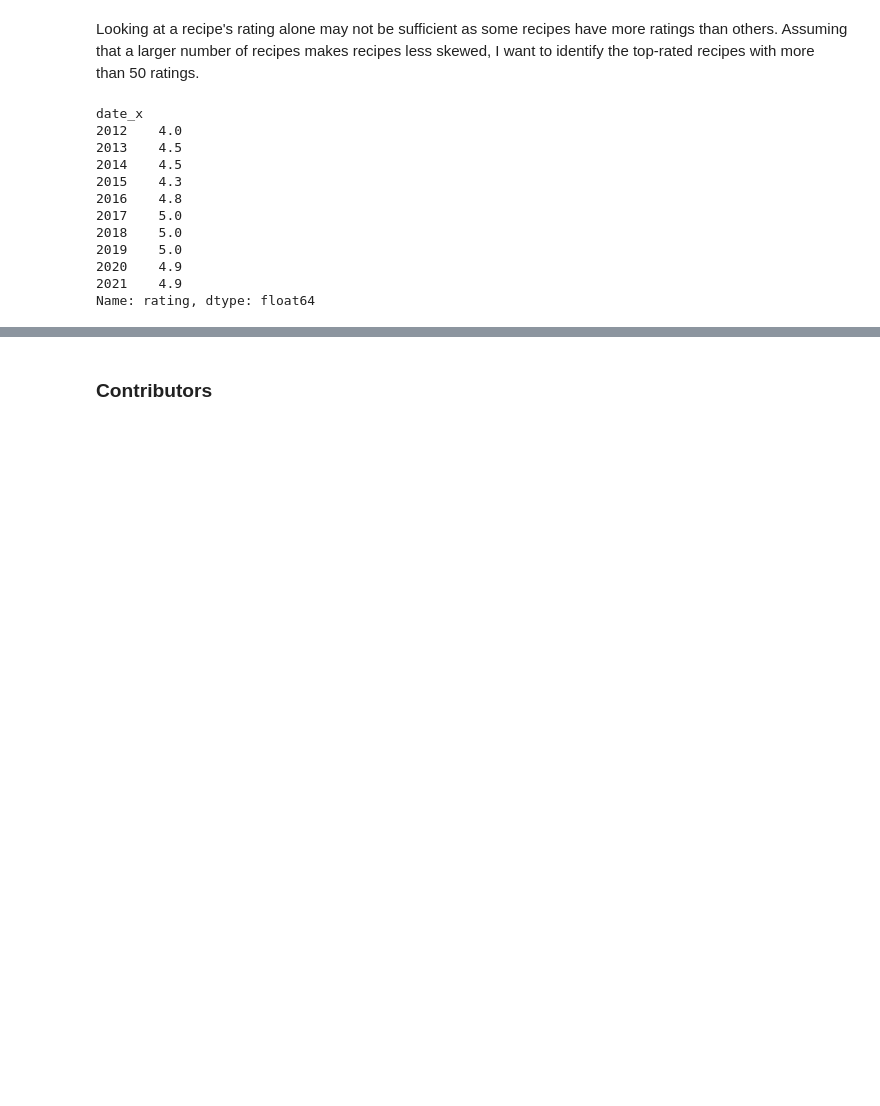
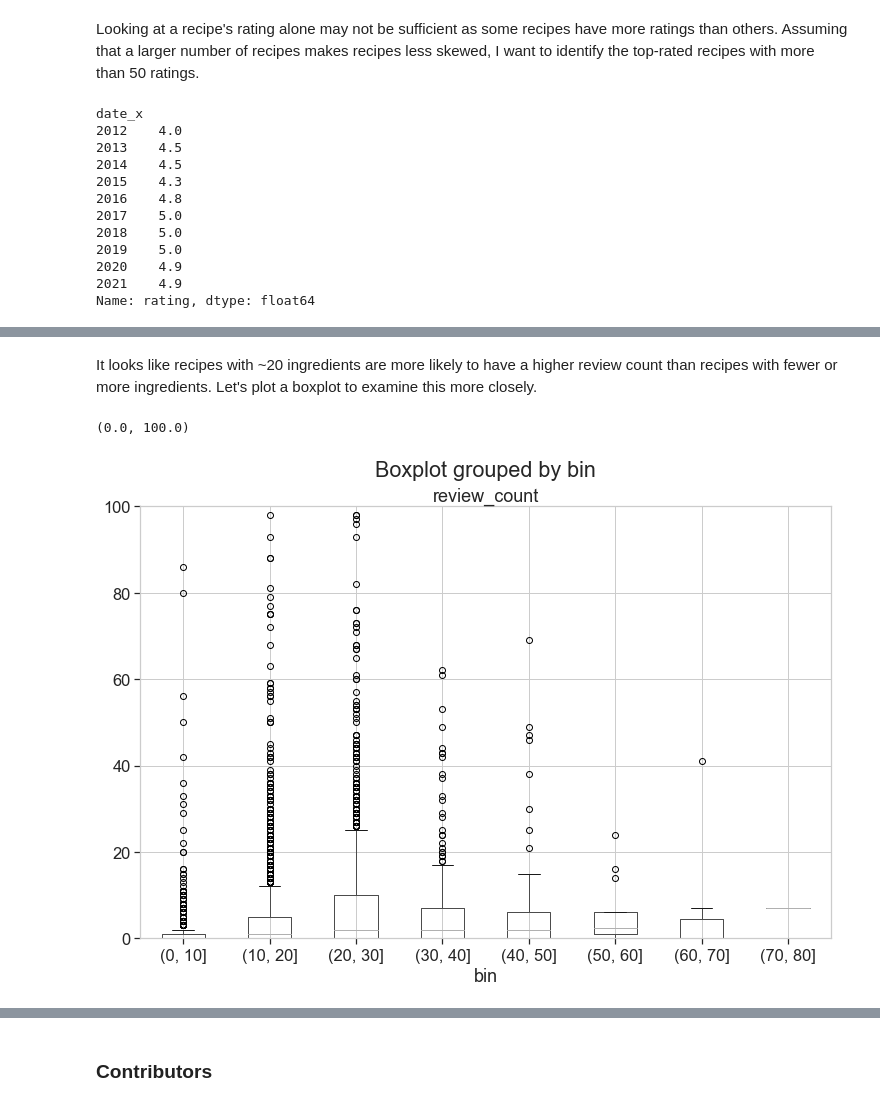
Before and after one commit to fangningtan/bon-app, a Jupyter notebook: 03-bon-app-performance.ipynb, the cells around one changed output, grey strips where cells are left out. Drawn from its saved outputs; the diff is of its cells as text; code cells hidden in the pictures; blank space fills up the shorter version.

```diff
--- a/03-bon-app-performance.ipynb
+++ b/03-bon-app-performance.ipynb
@@ -275,0 +308,12 @@ rated_recipes.iloc[:,0:8][top_idx].sort_values(by=['date_x'])
+# %% [markdown]
+It looks like recipes with ~20 ingredients are more likely to have a higher review count than recipes with fewer or more ingredients. Let's plot a boxplot to examine this more closely.
+# %%
+# assign each recipe to a manually defined bin according to the number of ingredients it contains
+recipes['bin'] = pd.cut(recipes['ingred_elem_count'], [0,10,20,30,40,50,60,70,80])
+
+# plot box plot
+recipes.boxplot(column='review_count', by='bin', figsize=(12,8))
+plt.ylim(0,100) # narrowed down y-axis limit because the outliers are occupying too much space
+# %% [output]
+(0.0, 100.0)
+[figure, added]
```
Also changed, not shown: parts of 15 cells of this notebook.
